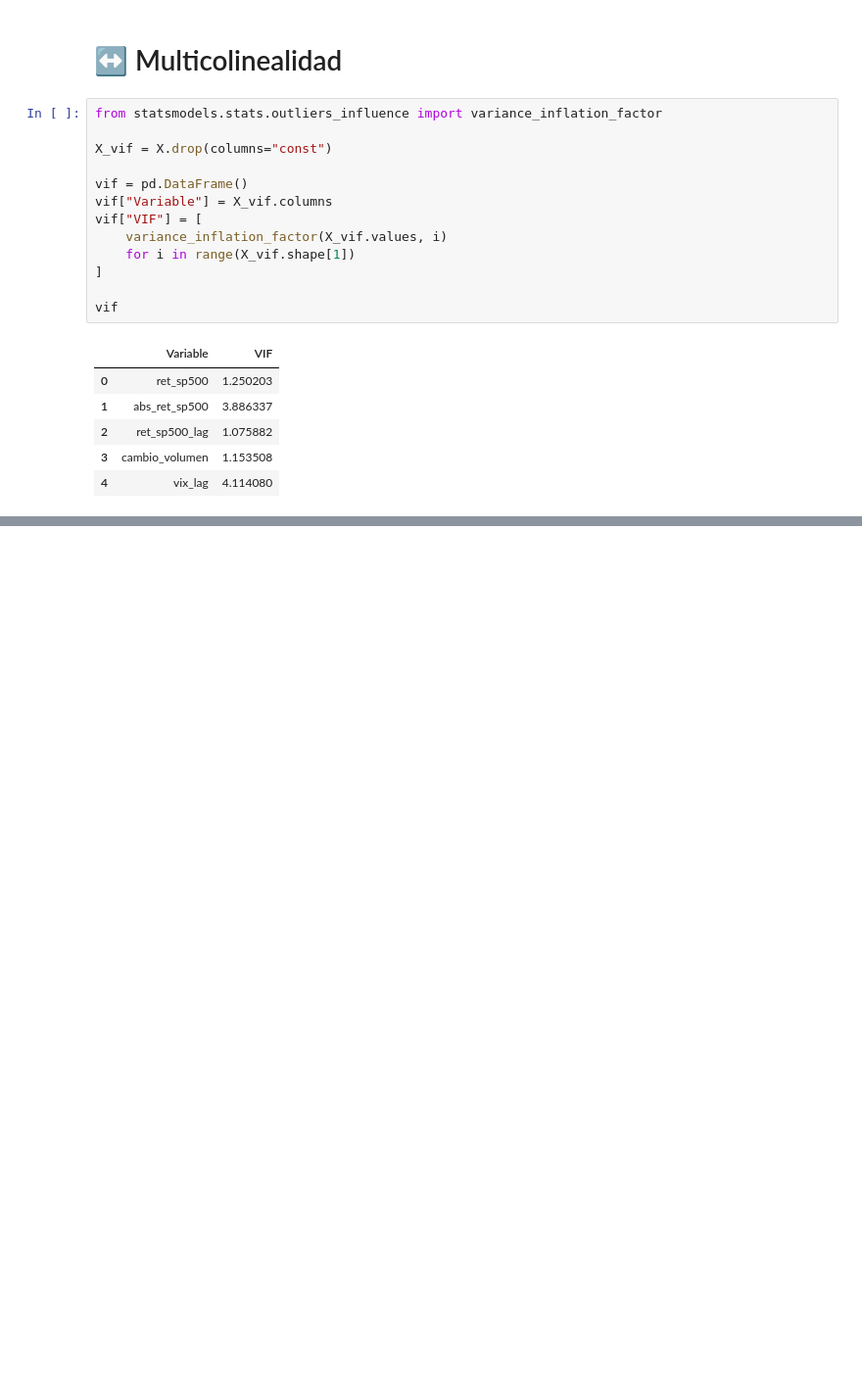
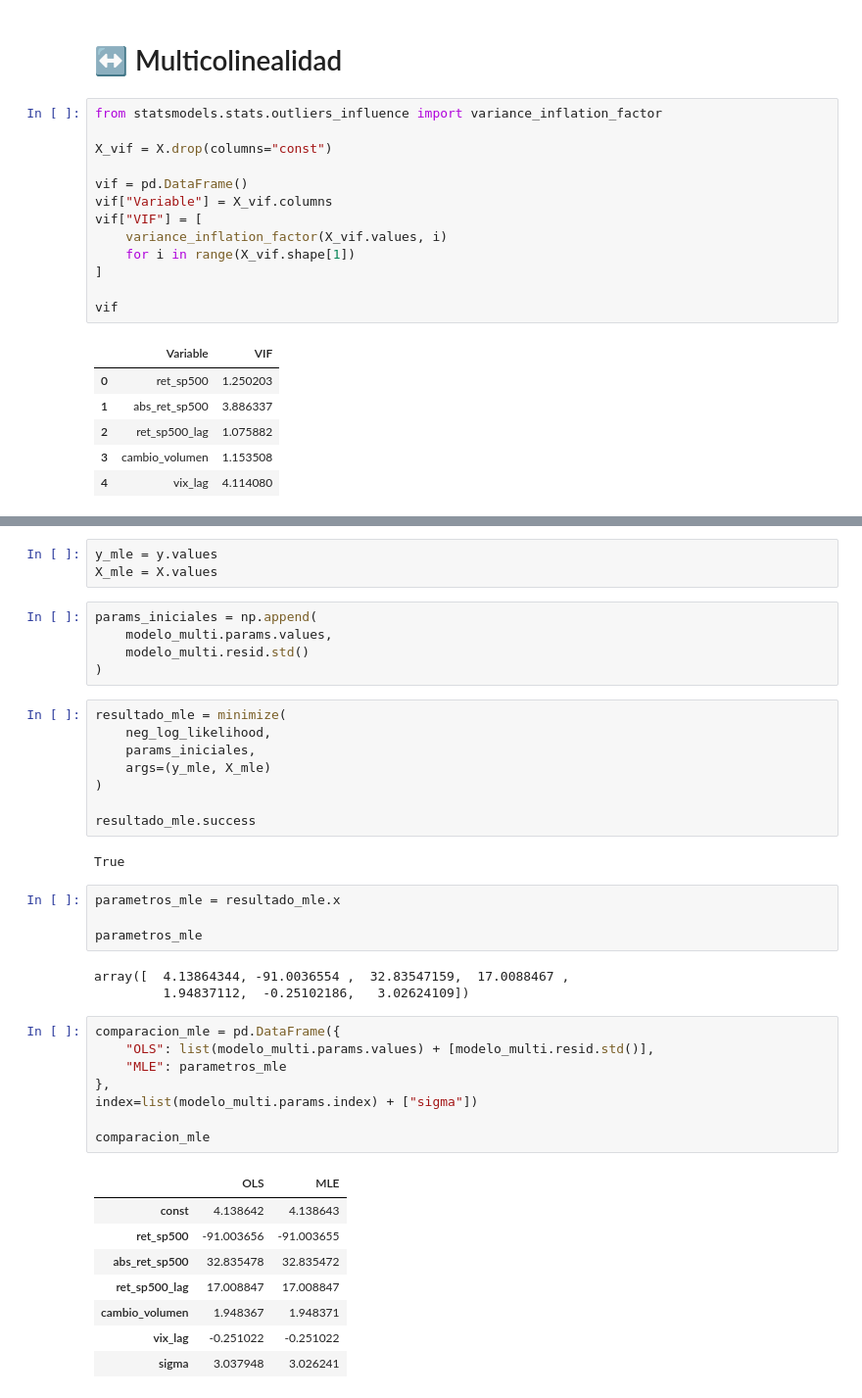
Before and after one commit to Antoniacifuentes/ds_finance_cifuentes, a Jupyter notebook: notebooks/hw3.ipynb, the cells around one changed output, grey strips where cells are left out. Shown at 98% size. Drawn from its saved outputs; the diff is of its cells as text; blank space fills up the shorter version.

```diff
--- a/notebooks/hw3.ipynb
+++ b/notebooks/hw3.ipynb
@@ -273,0 +305,42 @@ vif
+# %%
+y_mle = y.values
+X_mle = X.values
+# %%
+params_iniciales = np.append(
+    modelo_multi.params.values,
+    modelo_multi.resid.std()
+)
+# %%
+resultado_mle = minimize(
+    neg_log_likelihood,
+    params_iniciales,
+    args=(y_mle, X_mle)
+)
+
+resultado_mle.success
+# %% [output]
+True
+# %%
+parametros_mle = resultado_mle.x
+
+parametros_mle
+# %% [output]
+array([  4.13864344, -91.0036554 ,  32.83547159,  17.0088467 ,
+         1.94837112,  -0.25102186,   3.02624109])
+# %%
+comparacion_mle = pd.DataFrame({
+    "OLS": list(modelo_multi.params.values) + [modelo_multi.resid.std()],
+    "MLE": parametros_mle
+},
+index=list(modelo_multi.params.index) + ["sigma"])
+
+comparacion_mle
+# %% [output]
+|  | OLS | MLE |
+| const | 4.138642 | 4.138643 |
+| ret_sp500 | -91.003656 | -91.003655 |
+| abs_ret_sp500 | 32.835478 | 32.835472 |
+| ret_sp500_lag | 17.008847 | 17.008847 |
+| cambio_volumen | 1.948367 | 1.948371 |
+| vix_lag | -0.251022 | -0.251022 |
+| sigma | 3.037948 | 3.026241 |
```
Also changed, not shown: parts of 12 cells of this notebook, 1 other file.
